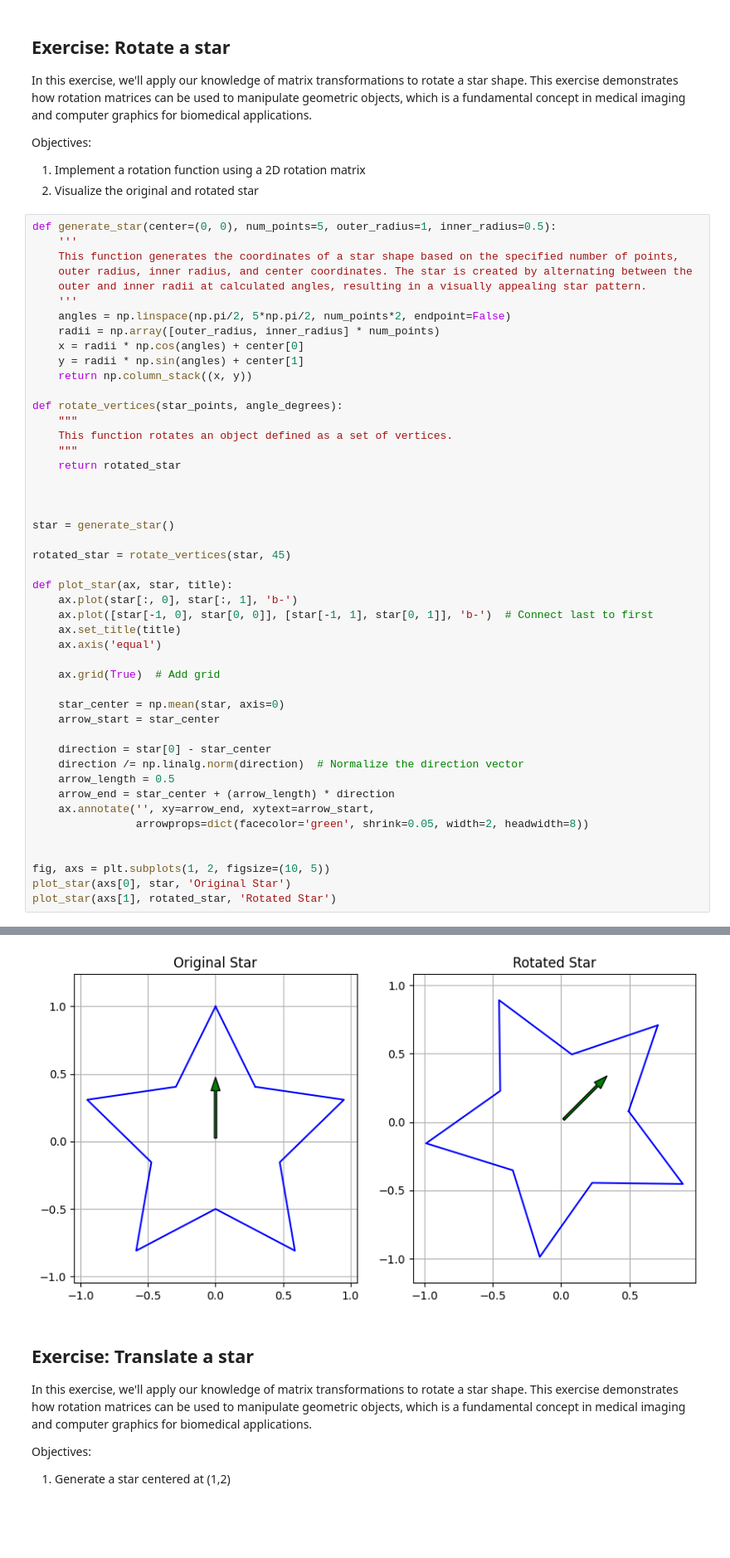
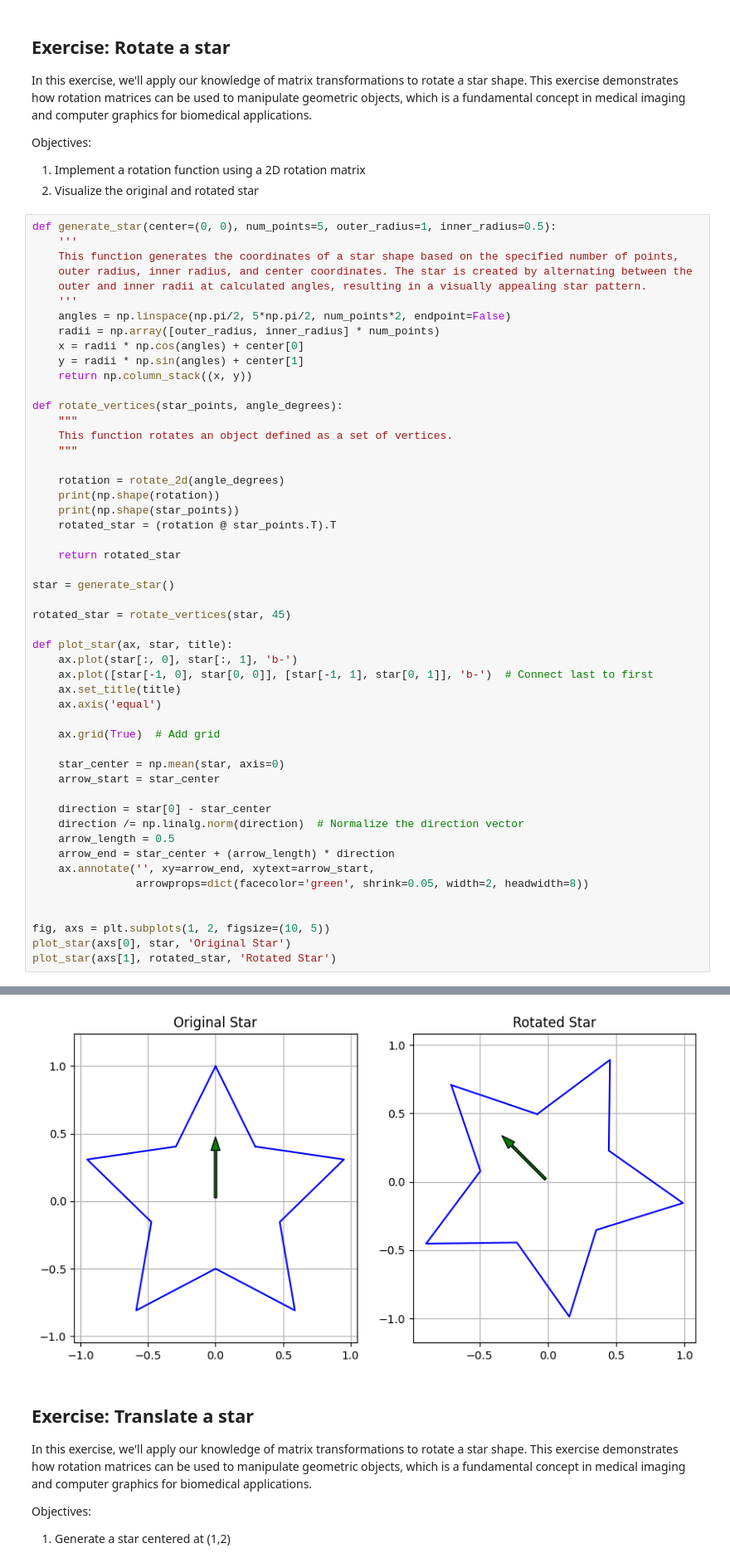
Before and after one commit to Gittedhub774/bme3053c, a Jupyter notebook: lessons-solved/06_Matrix_Transformations.ipynb, the cells around one changed output, grey strips where cells are left out. Shown at 83% size. Saved outputs shown, nothing was run; the diff lists cells and outputs as text; blank space fills up the shorter version.

```diff
--- a/lessons-solved/06_Matrix_Transformations.ipynb
+++ b/lessons-solved/06_Matrix_Transformations.ipynb
@@ -311,9 +312,13 @@ def rotate_vertices(star_points, angle_degrees):
     """
     This function rotates an object defined as a set of vertices.
     """
+
+    rotation = rotate_2d(angle_degrees)
+    print(np.shape(rotation))
+    print(np.shape(star_points))
+    rotated_star = (rotation @ star_points.T).T
+
     return rotated_star
-
-
 
 star = generate_star()
 
@@ -345,4 +352,4 @@ plot_star(axs[1], rotated_star, 'Rotated Star')
-[figure, old version]
+[figure, new version]
 # %% [markdown]
 ## Exercise: Translate a star
 In this exercise, we'll apply our knowledge of matrix transformations to rotate a star shape. This exercise demonstrates how rotation matrices can be used to manipulate geometric objects, which is a fundamental concept in medical imaging and computer graphics for biomedical applications.
```
Also changed, not shown: parts of 6 cells of this notebook.
